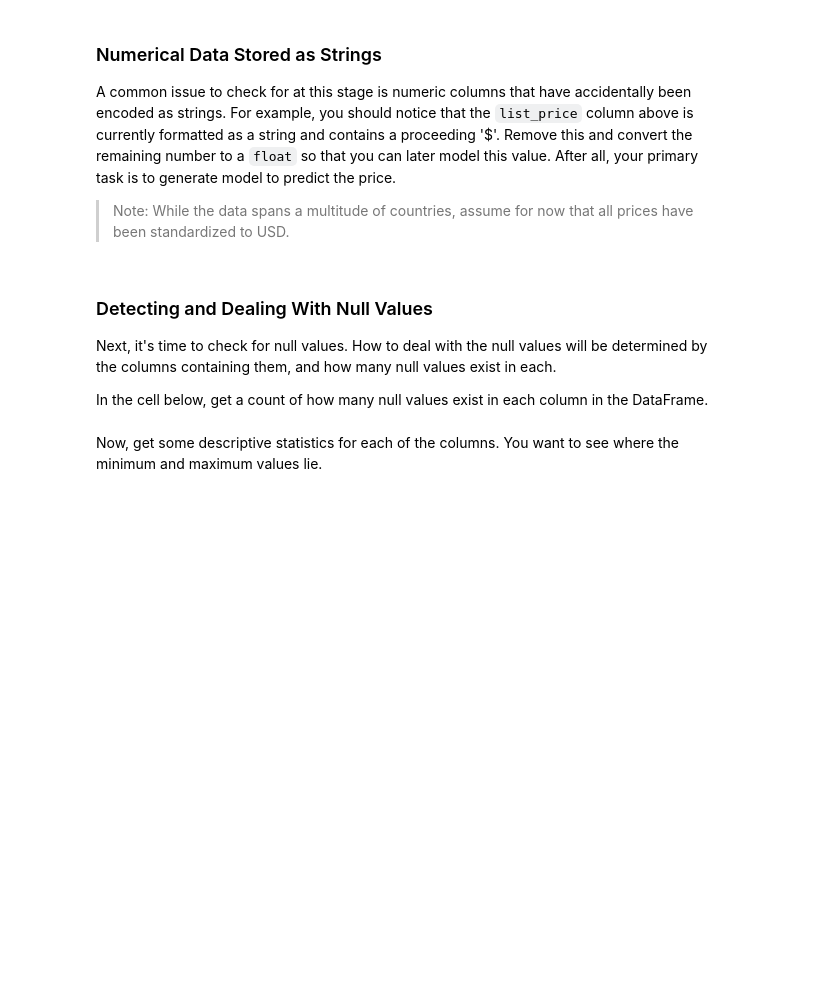
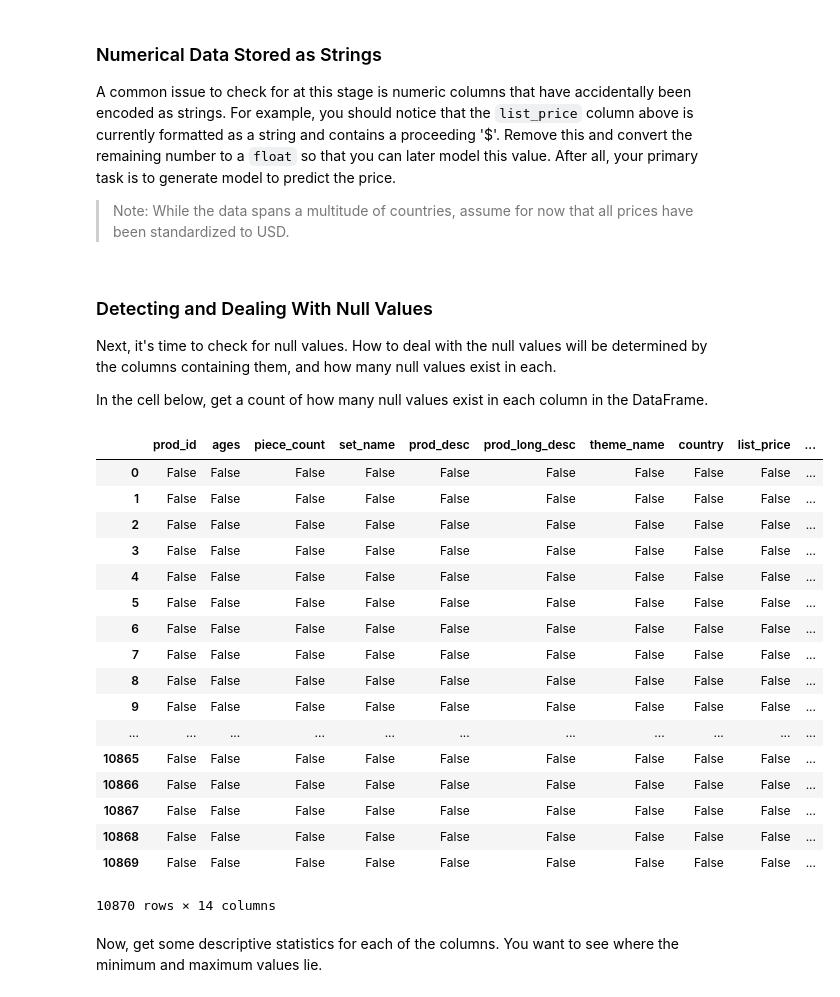
Before and after one commit to jmt0221/dsc-scrubbing-and-cleaning-data-lab-nyc-ds-082619, a Jupyter notebook: index.ipynb, the cells around one changed output. Cells and saved outputs as stored; diff of their text form; code cells hidden in the pictures; blank space fills up the shorter version.

```diff
--- a/index.ipynb
+++ b/index.ipynb
@@ -97,6 +97,26 @@ Next, it's time to check for null values. How to deal with the null values will
 In the cell below, get a count of how many null values exist in each column in the DataFrame.
 # %%
 # Your code here
+df.isna().s
+# %% [output]
+|  | prod_id | ages | piece_count | set_name | prod_desc | prod_long_desc | theme_name | country | list_price | ... |
+| 0 | False | False | False | False | False | False | False | False | False | ... |
+| 1 | False | False | False | False | False | False | False | False | False | ... |
+| 2 | False | False | False | False | False | False | False | False | False | ... |
+| 3 | False | False | False | False | False | False | False | False | False | ... |
+| 4 | False | False | False | False | False | False | False | False | False | ... |
+| 5 | False | False | False | False | False | False | False | False | False | ... |
+| 6 | False | False | False | False | False | False | False | False | False | ... |
+| 7 | False | False | False | False | False | False | False | False | False | ... |
+| 8 | False | False | False | False | False | False | False | False | False | ... |
+| 9 | False | False | False | False | False | False | False | False | False | ... |
+| ... | ... | ... | ... | ... | ... | ... | ... | ... | ... | ... |
+| 10865 | False | False | False | False | False | False | False | False | False | ... |
+| 10866 | False | False | False | False | False | False | False | False | False | ... |
+| 10867 | False | False | False | False | False | False | False | False | False | ... |
+| 10868 | False | False | False | False | False | False | False | False | False | ... |
+| 10869 | False | False | False | False | False | False | False | False | False | ... |
+10870 rows × 14 columns
 # %% [markdown]
 Now, get some descriptive statistics for each of the columns. You want to see where the minimum and maximum values lie.
 # %%
```
